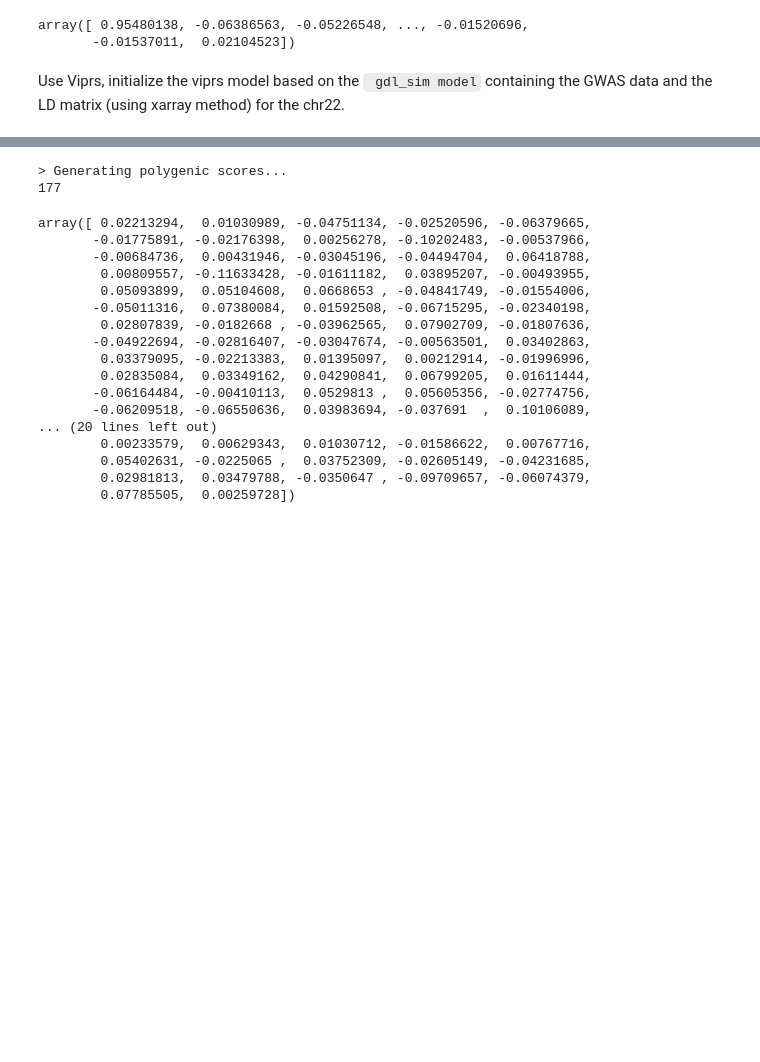
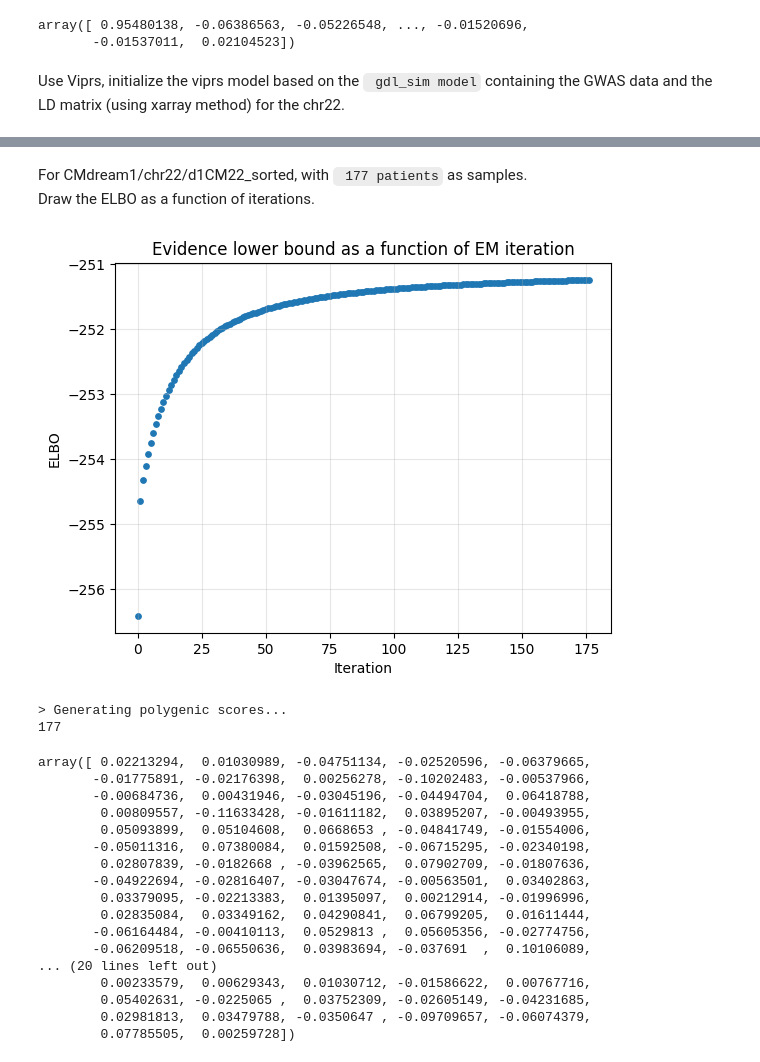
Before and after one commit to Yiqing-Zhu2000/RA_Project, a Jupyter notebook: Toy_example_expr.ipynb, the cells around one changed output, grey strips where cells are left out. Drawn from its saved outputs; the diff is of its cells as text; code cells hidden in the pictures; blank space fills up the shorter version.

```diff
--- a/Toy_example_expr.ipynb
+++ b/Toy_example_expr.ipynb
@@ -163,4 +143,22 @@ Converged at iteration 99 || ELBO: -251.043322
 <viprs.model.VIPRS.VIPRS at 0x...>
+# %% [markdown]
+For CMdream1/chr22/d1CM22_sorted, with <code> 177 patients</code> as samples.
+Draw the ELBO as a function of iterations.
+# %%
+ELBO_list = v.history['ELBO']
+num = len(ELBO_list)
+
+#draw a plot Evidence lower bound as a function of EM iteration.
+import matplotlib.pyplot as plt
+plt.figure()
+plt.scatter(range(num), np.array(ELBO_list),s=15)
+plt.grid(which="major",alpha=0.3)
+plt.xlabel("Iteration")
+plt.ylabel("ELBO")
+plt.title("Evidence lower bound as a function of EM iteration")
+plt.show()
+# %% [output]
+[figure, added]
 # %%
 # Once the model converges, we can generate PRS estimates
 prs_chr22 = v.predict()
```
Also changed, not shown: parts of 49 cells of this notebook, 2 other files.
